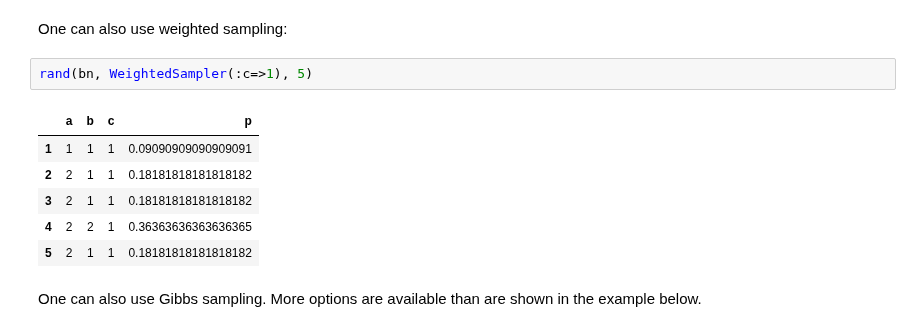
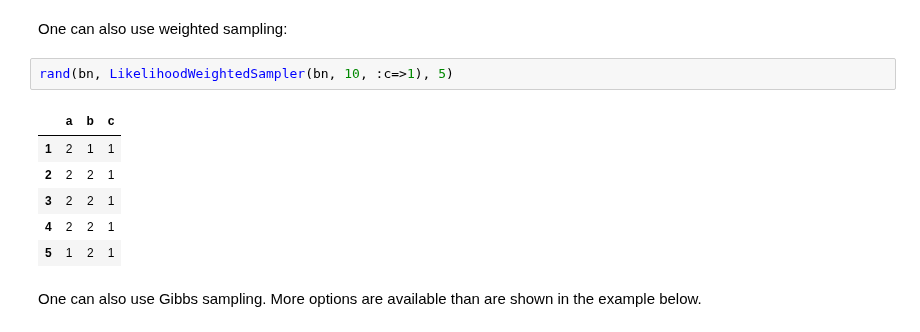
Before and after one commit to sisl/BayesNets.jl, a Jupyter notebook: doc/BayesNets.ipynb, the cells around one changed output. Drawn from its saved outputs; the diff is of its cells as text.

Commit message:
introduced the InferenceMethod type. Working on getting the inference methods all under that type. Chaged WeightedSampler to LikelihoodWeightedSampler

```diff
--- a/doc/BayesNets.ipynb
+++ b/doc/BayesNets.ipynb
@@ -171,14 +169,14 @@ rand(bn, RejectionSampler(:c=>1), 5)
 # %% [markdown]
 One can also use weighted sampling:
 # %%
-rand(bn, WeightedSampler(:c=>1), 5)
+rand(bn, LikelihoodWeightedSampler(bn, 10, :c=>1), 5)
 # %% [output]
-|  | a | b | c | p |
-| 1 | 1 | 1 | 1 | 0.09090909090909091 |
-| 2 | 2 | 1 | 1 | 0.18181818181818182 |
-| 3 | 2 | 1 | 1 | 0.18181818181818182 |
-| 4 | 2 | 2 | 1 | 0.36363636363636365 |
-| 5 | 2 | 1 | 1 | 0.18181818181818182 |
+|  | a | b | c |
+| 1 | 2 | 1 | 1 |
+| 2 | 2 | 2 | 1 |
+| 3 | 2 | 2 | 1 |
+| 4 | 2 | 2 | 1 |
+| 5 | 1 | 2 | 1 |
 # %% [markdown]
 One can also use Gibbs sampling.  More options are available than are shown in the example below.
 # %%
```
Also changed, not shown: parts of 2 cells of this notebook, 12 other files.
